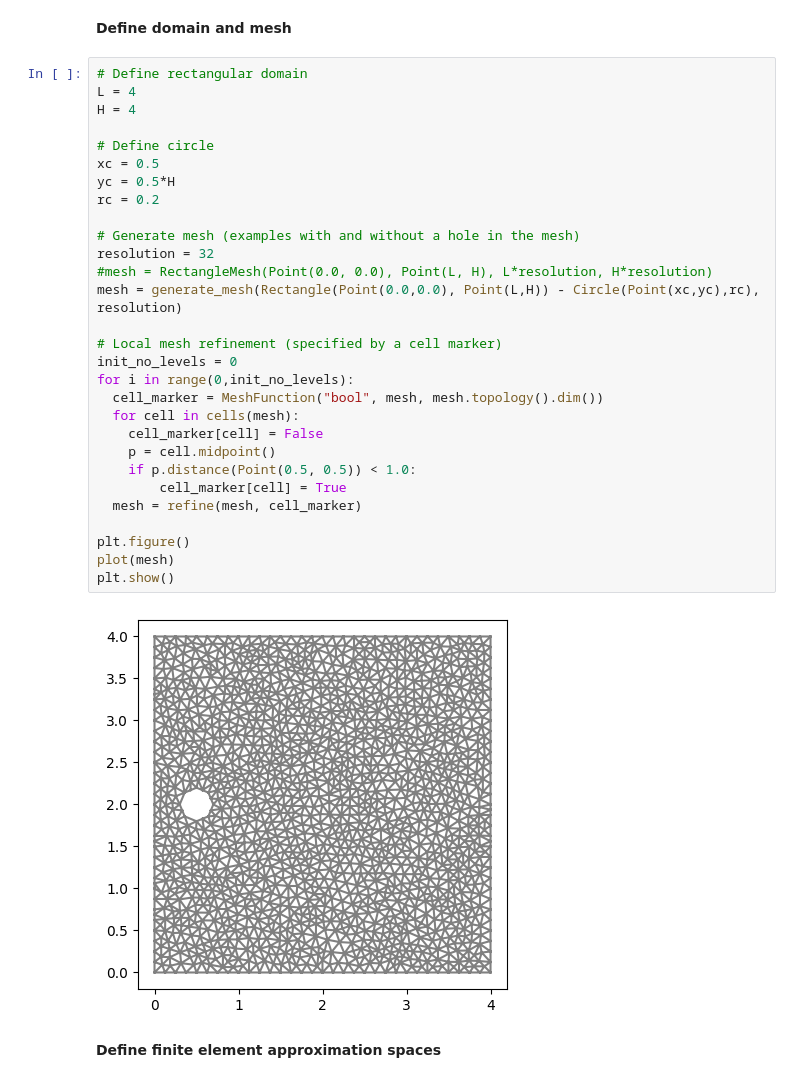
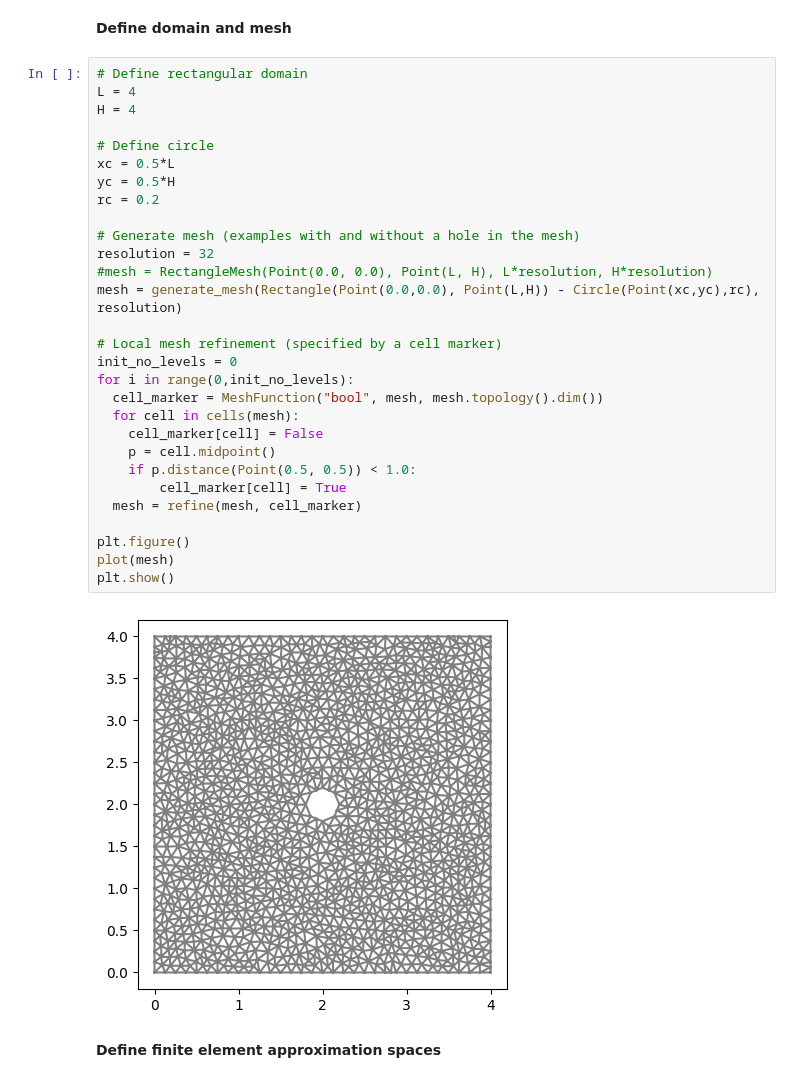
Before and after one commit to wkorner31/DD2365, a Jupyter notebook: Error estimation and adaptive mesh refinement.ipynb, the cells around one changed output. Drawn from its saved outputs; the diff is of its cells as text.

```diff
--- a/Error estimation and adaptive mesh refinement.ipynb
+++ b/Error estimation and adaptive mesh refinement.ipynb
@@ -154,34 +154,34 @@ To read more about how to use similar methods for more complex problems, see e.g
 # %%
 # Define rectangular domain
 L = 4
 H = 4
 
 # Define circle
-xc = 0.5
+xc = 0.5*L
 yc = 0.5*H
 rc = 0.2
 
 # Generate mesh (examples with and without a hole in the mesh)
 resolution = 32
 #mesh = RectangleMesh(Point(0.0, 0.0), Point(L, H), L*resolution, H*resolution)
 mesh = generate_mesh(Rectangle(Point(0.0,0.0), Point(L,H)) - Circle(Point(xc,yc),rc), resolution)
 
 # Local mesh refinement (specified by a cell marker)
 init_no_levels = 0
 for i in range(0,init_no_levels):
   cell_marker = MeshFunction("bool", mesh, mesh.topology().dim())
   for cell in cells(mesh):
     cell_marker[cell] = False
     p = cell.midpoint()
     if p.distance(Point(0.5, 0.5)) < 1.0:
         cell_marker[cell] = True
   mesh = refine(mesh, cell_marker)
 
 plt.figure()
 plot(mesh)
 plt.show()
 # %% [output]
-[figure, old version]
+[figure, new version]
 # %% [markdown]
 **Define finite element approximation spaces**
 # %%
```
Also changed, not shown: parts of 4 cells of this notebook.
